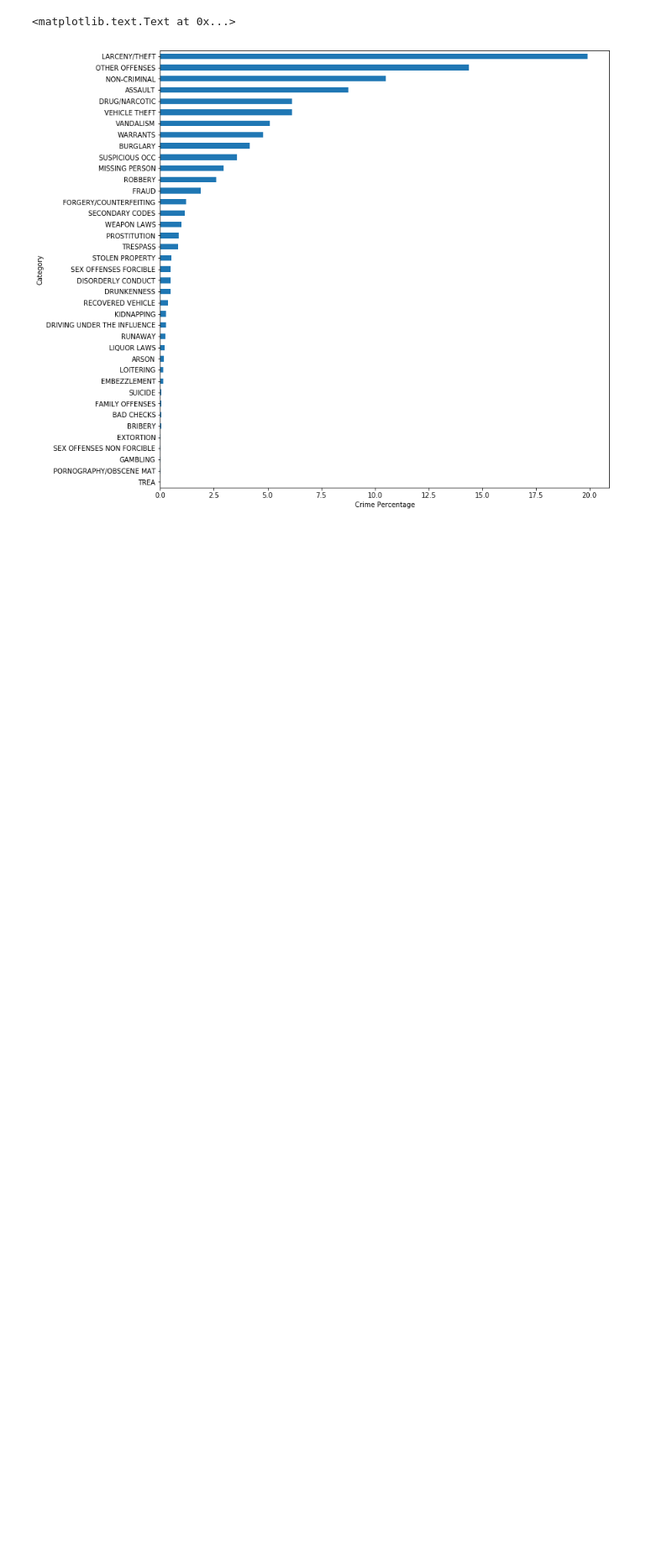
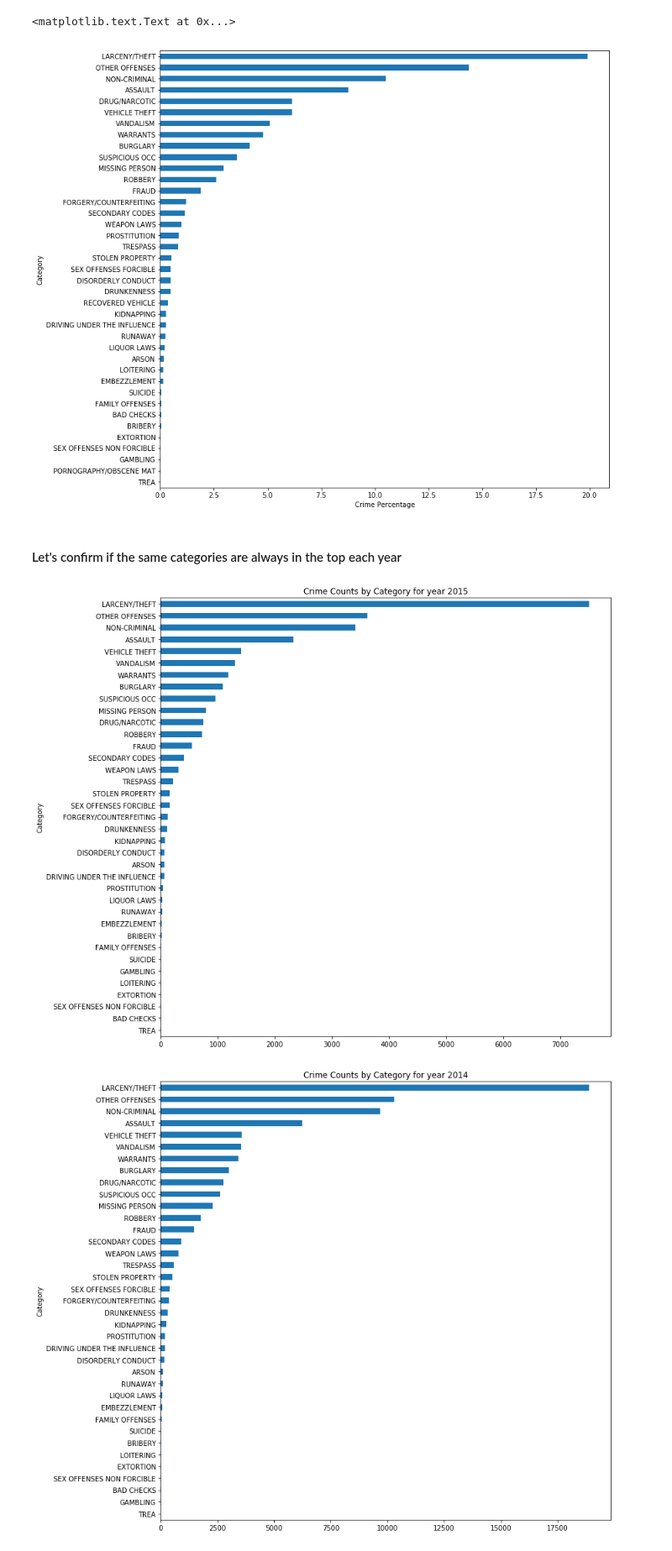
Before and after one commit to hamzael9/san-francisco-crime-classification, a Jupyter notebook: sf-crimes-feature-engineering-2-category.ipynb, the cells around one changed output. Shown at 84% size. Cells and saved outputs as stored; diff of their text form; code cells hidden in the pictures; blank space fills up the shorter version.

Commit message:
Add visualizations related to Category/Times of Day

```diff
--- a/sf-crimes-feature-engineering-2-category.ipynb
+++ b/sf-crimes-feature-engineering-2-category.ipynb
@@ -65,3 +68,14 @@ ax.set_xlabel('Crime Percentage')
 # %% [output]
 <matplotlib.text.Text at 0x...>
 [figure]
+# %% [markdown]
+#### Let's confirm if the same categories are always in the top each year
+# %%
+all_years = train_df.Year.unique()
+for y in all_years:
+    gb = train_df[train_df.Year == y].groupby('Category')['Descript'].count().sort_values()
+    gb.plot(kind='barh', figsize=(12,12), title=f'Crime Counts by Category for year {y}')
+    plt.show()
+# %% [output]
+[figure, added]
+[figure, added]
```
Also changed, not shown: parts of 17 cells of this notebook.
